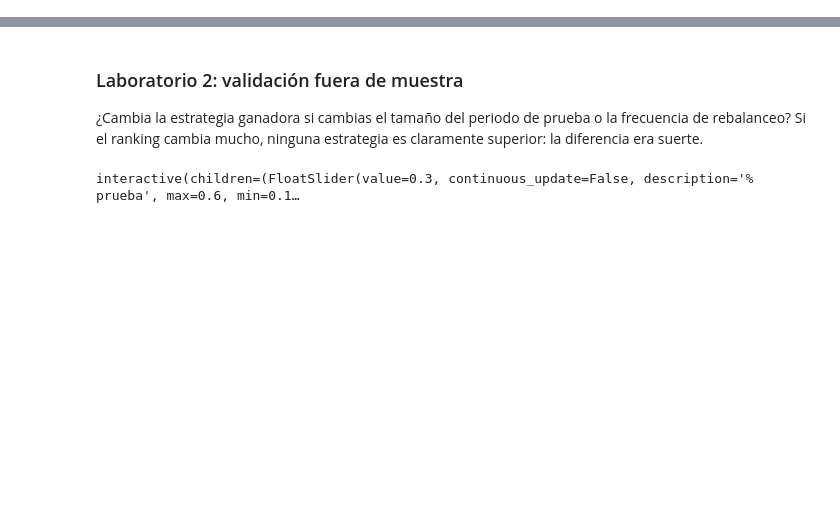
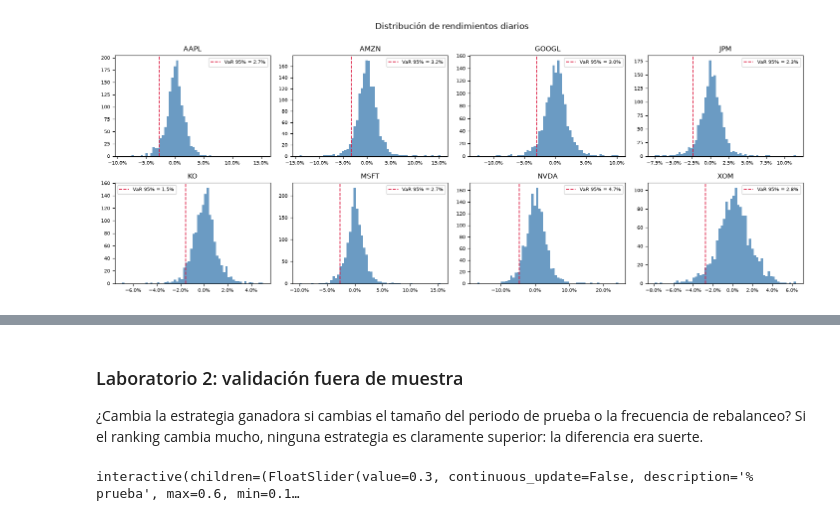
Before and after one commit to OmarRR2003/portfolio-optimization, a Jupyter notebook: acciones.ipynb, the cells around one changed output, grey strips where cells are left out. Drawn from its saved outputs; the diff is of its cells as text; code cells hidden in the pictures; blank space fills up the shorter version.

```diff
--- a/acciones.ipynb
+++ b/acciones.ipynb
@@ -415,0 +94,6 @@ interactive(children=(Dropdown(description='Estrategia', index=4, options=('Igua
+# %%
+@tab.seccion
+def _():
+    ac.graf_distribucion(tab.A.rend)
+# %% [output]
+[figure, added]
```
Also changed, not shown: parts of 57 cells of this notebook, 5 other files.
